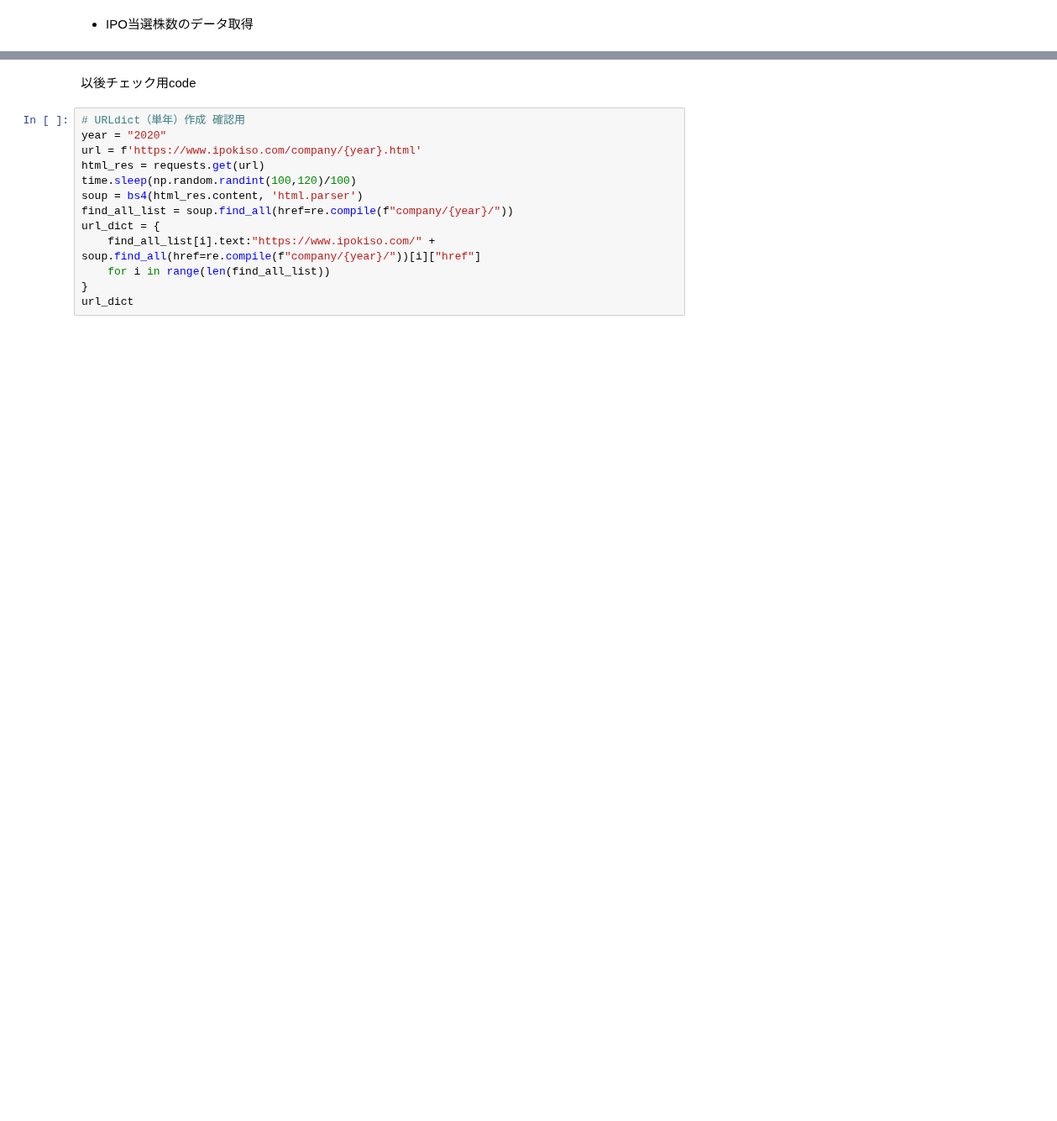
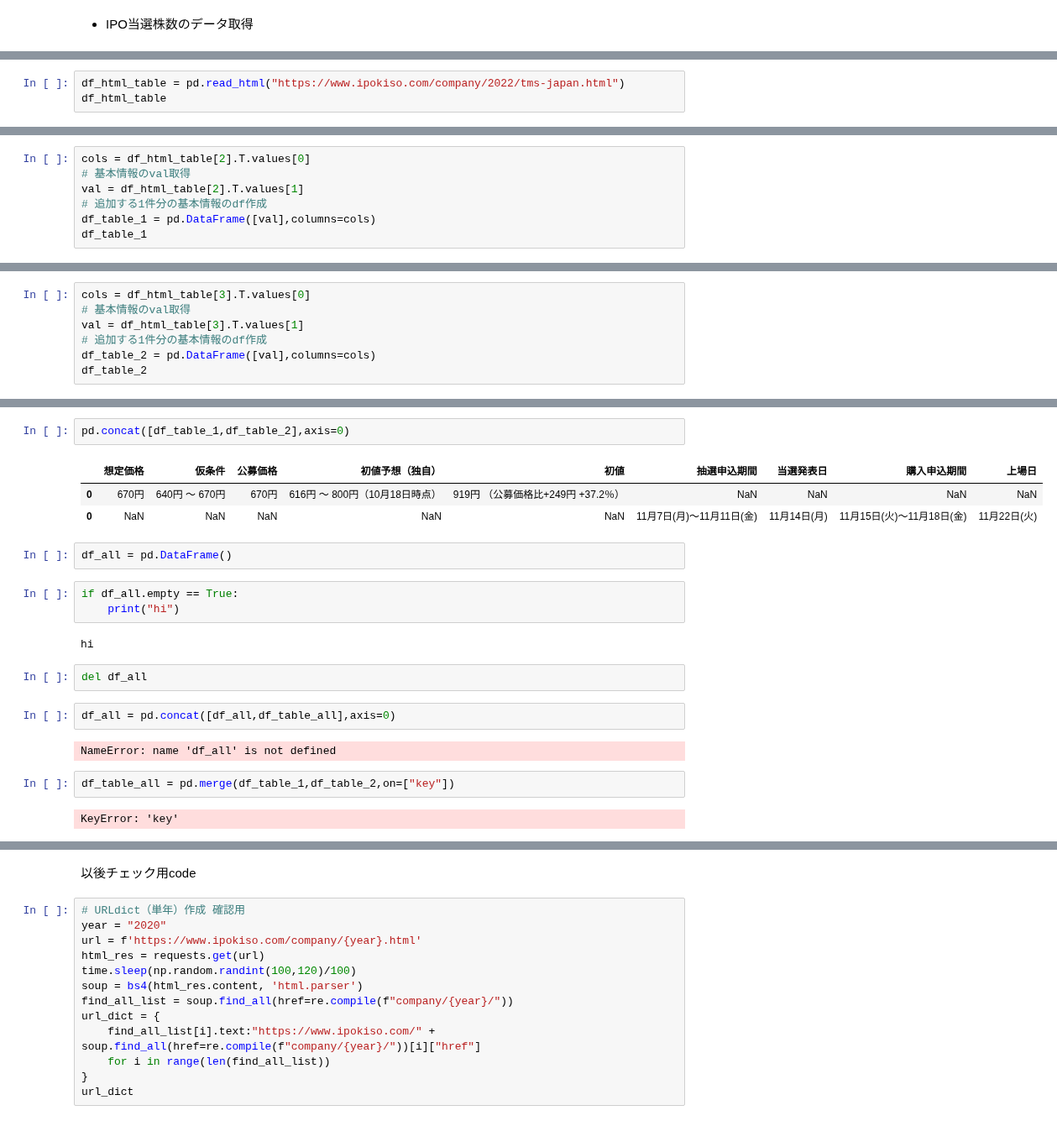
Before and after one commit to ryota1215/stock_tools, a Jupyter notebook: notebook/scraping_ipo.ipynb, the cells around one changed output, grey strips where cells are left out. Shown at 84% size. Cells and saved outputs as stored; diff of their text form; blank space fills up the shorter version.

```diff
--- a/notebook/scraping_ipo.ipynb
+++ b/notebook/scraping_ipo.ipynb
@@ -133,0 +233,3 @@ KeyboardInterrupt:
+# %%
+df_html_table = pd.read_html("https://www.ipokiso.com/company/2022/tms-japan.html")
+df_html_table
@@ -133,0 +353,7 @@ KeyboardInterrupt:
+# %%
+cols = df_html_table[2].T.values[0]
+# 基本情報のval取得
+val = df_html_table[2].T.values[1]
+# 追加する1件分の基本情報のdf作成
+df_table_1 = pd.DataFrame([val],columns=cols)
+df_table_1
@@ -133,0 +363,7 @@ KeyboardInterrupt:
+# %%
+cols = df_html_table[3].T.values[0]
+# 基本情報のval取得
+val = df_html_table[3].T.values[1]
+# 追加する1件分の基本情報のdf作成
+df_table_2 = pd.DataFrame([val],columns=cols)
+df_table_2
@@ -133,0 +402,23 @@ KeyboardInterrupt:
+# %%
+pd.concat([df_table_1,df_table_2],axis=0)
+# %% [output]
+|  | 想定価格 | 仮条件 | 公募価格 | 初値予想（独自） | 初値 | 抽選申込期間 | 当選発表日 | 購入申込期間 | 上場日 |
+| 0 | 670円 | 640円 ～ 670円 | 670円 | 616円 ～ 800円（10月18日時点） | 919円 （公募価格比+249円 +37.2％） | NaN | NaN | NaN | NaN |
+| 0 | NaN | NaN | NaN | NaN | NaN | 11月7日(月)～11月11日(金) | 11月14日(月) | 11月15日(火)～11月18日(金) | 11月22日(火) |
+# %%
+df_all = pd.DataFrame()
+# %%
+if df_all.empty == True:
+    print("hi")
+# %% [output]
+hi
+# %%
+del df_all
+# %%
+df_all = pd.concat([df_all,df_table_all],axis=0)
+# %% [output]
+NameError: name 'df_all' is not defined
+# %%
+df_table_all = pd.merge(df_table_1,df_table_2,on=["key"])
+# %% [output]
+KeyError: 'key'
```
Also changed, not shown: parts of 50 cells of this notebook, 1 other file.
